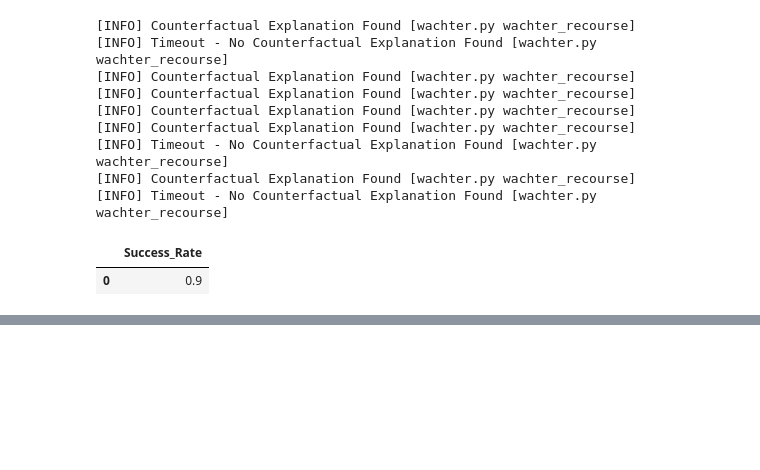
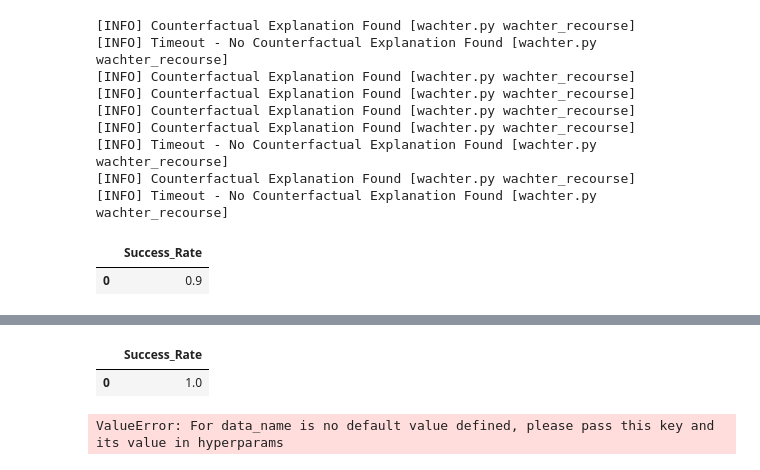
Before and after one commit to Suzie14/CARLA, a Jupyter notebook: benchmark.ipynb, the cells around one changed output, grey strips where cells are left out. Cells and saved outputs as stored; diff of their text form; code cells hidden in the pictures; blank space fills up the shorter version.

```diff
--- a/benchmark.ipynb
+++ b/benchmark.ipynb
@@ -69,0 +68,13 @@ benchmark_wch.run_benchmark(measures=[SuccessRate()])
+# %%
+dice = Dice(model, {})
+# %%
+benchmark_dice = Benchmark(model, dice, factuals)
+# %%
+benchmark_dice.run_benchmark(measures=[SuccessRate()])
+# %% [output]
+|  | Success_Rate |
+| 0 | 1.0 |
+# %%
+cc = CCHVAE(model, {})
+# %% [output]
+ValueError: For data_name is no default value defined, please pass this key and its value in hyperparams
```
Also changed, not shown: parts of 3 cells of this notebook, 3 other files.
